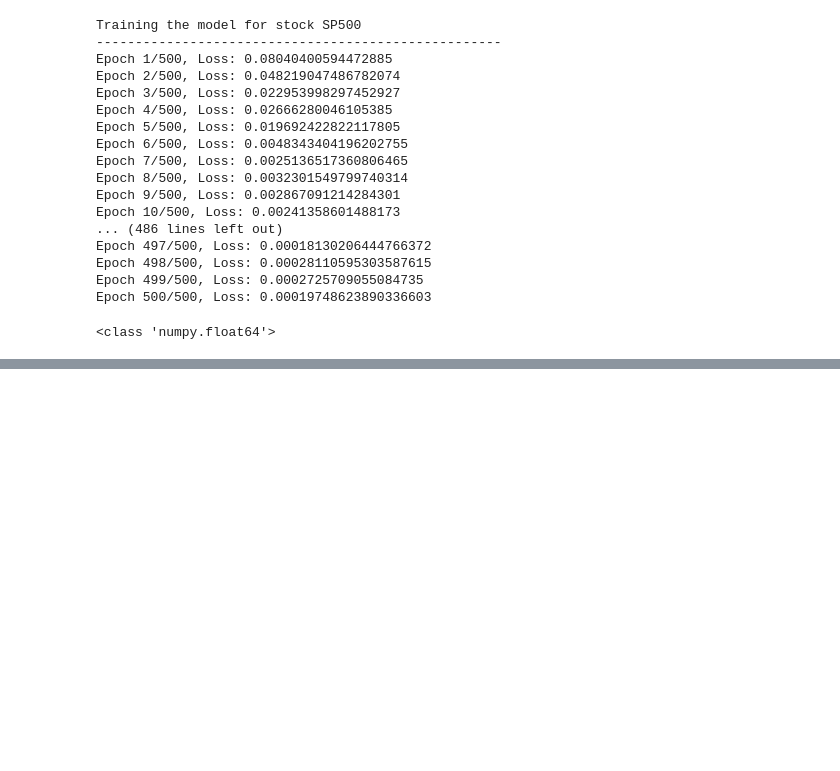
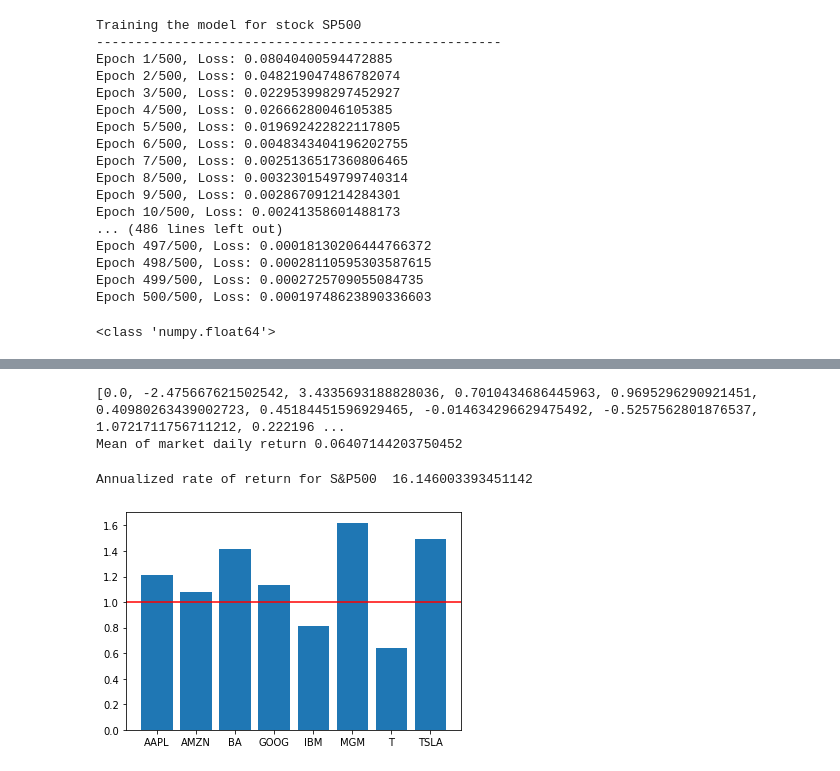
Before and after one commit to Ris-code/Finance_DL_Project, a Jupyter notebook: Notebooks/portfolio_management.ipynb, the cells around one changed output, grey strips where cells are left out. Cells and saved outputs as stored; diff of their text form; code cells hidden in the pictures; blank space fills up the shorter version.

```diff
--- a/Notebooks/portfolio_management.ipynb
+++ b/Notebooks/portfolio_management.ipynb
@@ -209,0 +382,3 @@ print(type(df['Close'][0]))
+# %%
+df_plot = pd.concat([X, stocks_daily_return], axis=1)
+df_plot
@@ -209,0 +399,31 @@ print(type(df['Close'][0]))
+# %%
+# Define the list of stocks
+stocks = ['AAPL', 'AMZN', 'BA', 'GOOG', 'IBM', 'MGM', 'SP500', 'T', 'TSLA']
+# stocks = ['AAPL']
+
+# Create a plot for each stock
+for stock in stocks:
+    fig = px.line(df_plot, x='Date', y=stock, title=f'{stock} Returns Over Time')
+    fig.show()
+# %%
+stocks = ['AAPL', 'AMZN', 'BA', 'GOOG', 'IBM', 'MGM', 'T', 'TSLA']
+# %%
+# Market
+market = stocks_daily_return['SP500'].to_list()
+print(market)
+# Market return
+# average daily rate of return for S&P500
+print('Mean of market daily return',sum(market)/len(market))
+# %% [output]
+[0.0, -2.475667621502542, 3.4335693188828036, 0.7010434686445963, 0.9695296290921451, 0.40980263439002723, 0.45184451596929465, -0.014634296629475492, -0.5257562801876537, 1.0721711756711212, 0.222196 ...
+Mean of market daily return 0.06407144203750452
+# %%
+# Let's calculate the annualized rate of return for S&P500
+# Note that out of 365 days/year, stock exchanges are closed for 104 days during weekend days (Saturday and Sunday)
+# Apart from the weekends, there are other holidays.
+
+rm = stocks_daily_return['SP500'].mean() * 252
+
+print('Annualized rate of return for S&P500 ',rm)
+# %% [output]
+Annualized rate of return for S&P500  16.146003393451142
@@ -209,0 +433,12 @@ print(type(df['Close'][0]))
+# %%
+beta = {}
+for stock in stocks:
+  security = stocks_daily_return[stock]
+  market = stocks_daily_return['SP500']
+  slope, y_intercept = np.polyfit(market, security, deg=1)
+  beta[stock]=slope
+
+plt.bar(beta.keys(),beta.values());
+plt.axhline(y=1.0, c='r');
+# %% [output]
+[figure, added]
```
Also changed, not shown: parts of 23 cells of this notebook, 5 other files.
